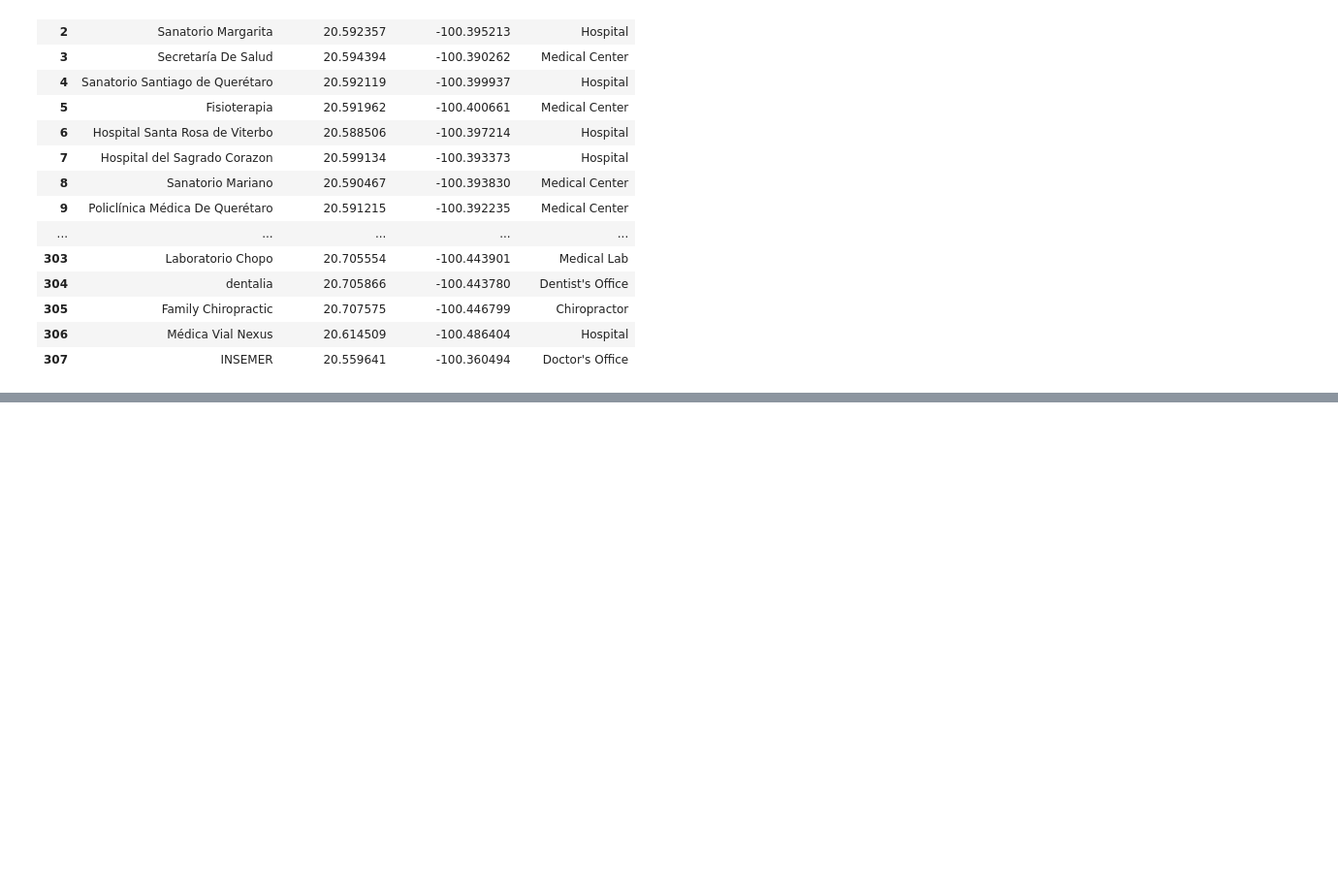
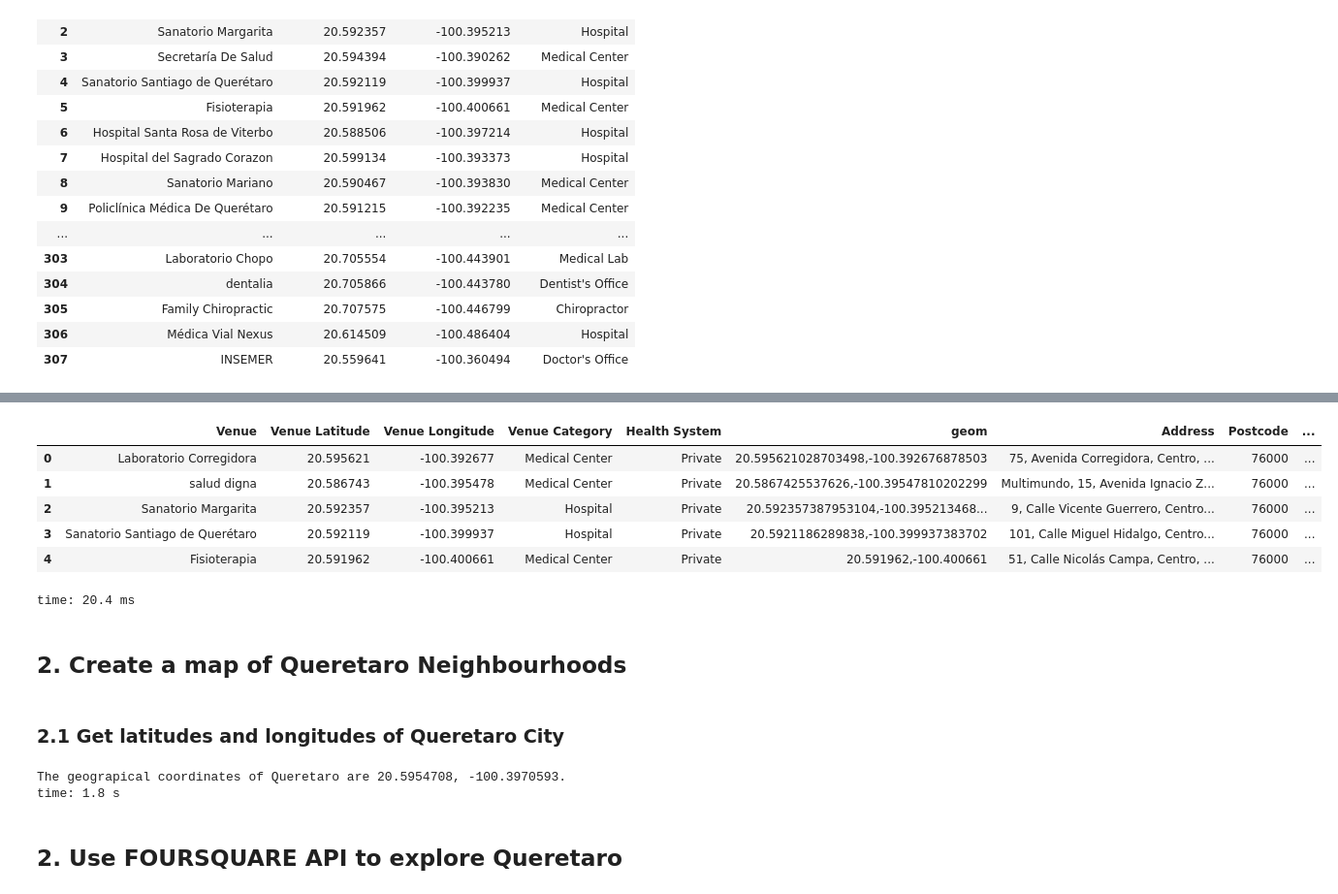
Before and after one commit to Alexrendon/Capstone-Project-Notebook, a Jupyter notebook: How to Choose the Best Location for your Medical Practice.ipynb, the cells around one changed output, grey strips where cells are left out. Shown at 97% size. Drawn from its saved outputs; the diff is of its cells as text; code cells hidden in the pictures; blank space fills up the shorter version.

```diff
--- a/How to Choose the Best Location for your Medical Practice.ipynb
+++ b/How to Choose the Best Location for your Medical Practice.ipynb
@@ -379,0 +653,27 @@ MedicalVenues_sorted.to_csv(r'/Users/javierrendon/Desktop/MedicalCenters.csv', i
+# %%
+# Delete multiple columns from the dataframe, Latitude or Longitude are not necesary.
+Medical_Neighbourhoods1 = Medical_Neigbourhoods.drop(["Latitude", "Longitude"], axis=1)
+Medical_Neighbourhoods1.head()
+# %% [output]
+|  | Venue | Venue Latitude | Venue Longitude | Venue Category | Health System | geom | Address | Postcode | ... |
+| 0 | Laboratorio Corregidora | 20.595621 | -100.392677 | Medical Center | Private | 20.595621028703498,-100.392676878503 | 75, Avenida Corregidora, Centro, ... | 76000 | ... |
+| 1 | salud digna | 20.586743 | -100.395478 | Medical Center | Private | 20.5867425537626,-100.39547810202299 | Multimundo, 15, Avenida Ignacio Z... | 76000 | ... |
+| 2 | Sanatorio Margarita | 20.592357 | -100.395213 | Hospital | Private | 20.592357387953104,-100.395213468... | 9, Calle Vicente Guerrero, Centro... | 76000 | ... |
+| 3 | Sanatorio Santiago de Querétaro | 20.592119 | -100.399937 | Hospital | Private | 20.5921186289838,-100.399937383702 | 101, Calle Miguel Hidalgo, Centro... | 76000 | ... |
+| 4 | Fisioterapia | 20.591962 | -100.400661 | Medical Center | Private | 20.591962,-100.400661 | 51, Calle Nicolás Campa, Centro, ... | 76000 | ... |
+time: 20.4 ms
+# %% [markdown]
+## 2. Create a map of Queretaro Neighbourhoods
+# %% [markdown]
+### 2.1 Get latitudes and longitudes of Queretaro City
+# %%
+address = 'Queretaro, QRO'
+
+geolocator = Nominatim(user_agent="biotecnologo.rendon@gmail.com")
+location = geolocator.geocode(address)
+latitude = location.latitude
+longitude = location.longitude
+print('The geograpical coordinates of Queretaro are {}, {}.'.format(latitude, longitude))
+# %% [output]
+The geograpical coordinates of Queretaro are 20.5954708, -100.3970593.
+time: 1.8 s
@@ -379,0 +708,2 @@ MedicalVenues_sorted.to_csv(r'/Users/javierrendon/Desktop/MedicalCenters.csv', i
+# %% [markdown]
+## 2. Use FOURSQUARE API to explore Queretaro
```
Also changed, not shown: parts of 38 cells of this notebook, 2 other files.
